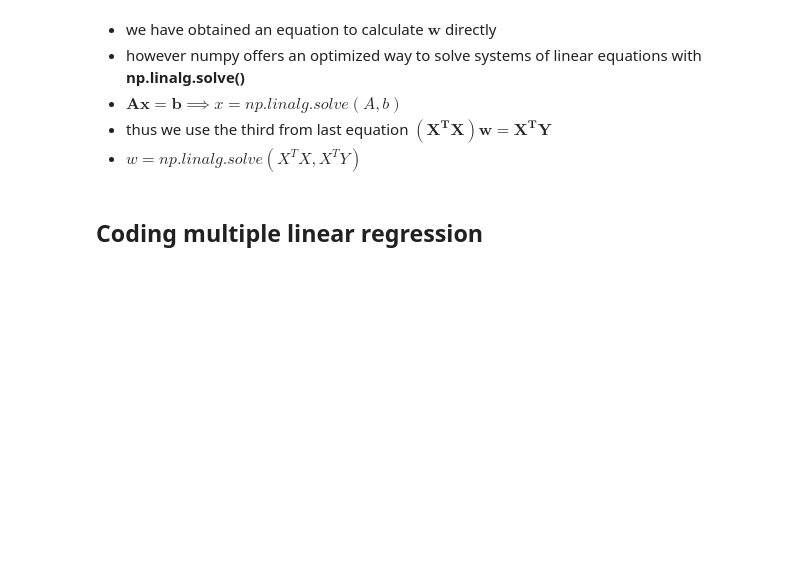
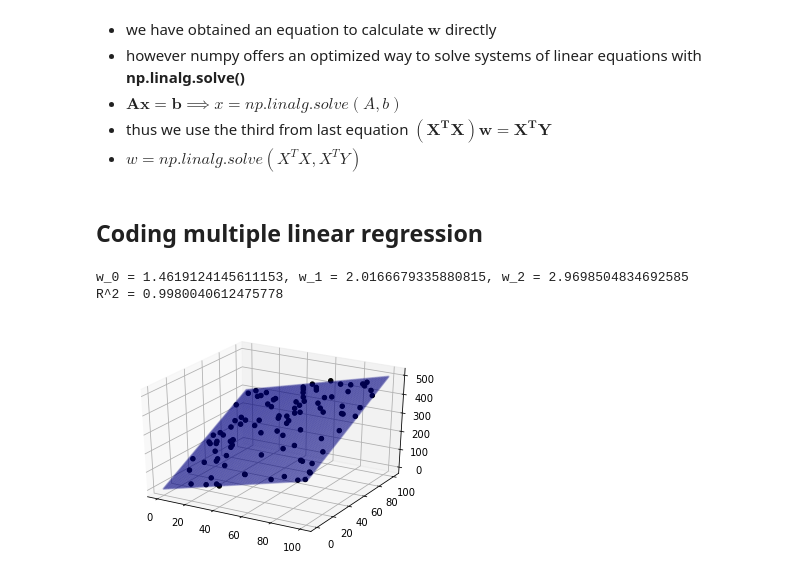
Before and after one commit to ncapek/machine_learning, a Jupyter notebook: linear_regression/linear_regression.ipynb, the cells around one changed output. Saved outputs shown, nothing was run; the diff lists cells and outputs as text; code cells hidden in the pictures; blank space fills up the shorter version.

```diff
--- a/linear_regression/linear_regression.ipynb
+++ b/linear_regression/linear_regression.ipynb
@@ -238,3 +238,48 @@ $\mathbf{w} = (\mathbf{X^TX})^{-1}\mathbf{X^TY}$
 - $w = np.linalg.solve(X^TX, X^TY)$
 # %% [markdown]
 ## Coding multiple linear regression
+# %%
+# imports
+from mpl_toolkits.mplot3d import Axes3D
+
+# prepping data
+X = []
+Y = []
+for line in open('./data/data_2d.csv'):
+    x1, x2, y = line.split(',')
+    X.append([1, float(x1), float(x2)])
+    Y.append(float(y))
+
+X = np.array(X)
+Y = np.array(Y)
+
+# solving for model parameters
+w = np.linalg.solve(X.T.dot(X), X.T.dot(Y))
+print(f"w_0 = {w[0]}, w_1 = {w[1]}, w_2 = {w[2]}")
+
+# making predictions
+Y_hat = np.dot(X, w)
+
+# plotting datapoints
+fig = plt.figure()
+ax = plt.axes(projection='3d')
+ax.scatter(X[:, 1], X[:, 2], Y[:], alpha=1, c='black')
+#ax.scatter(X[:, 1], X[:, 2], Y_hat[:])
+
+# plotting hyperplane
+x1_pred = np.linspace(0, 100, 100)
+x2_pred = np.linspace(0, 100, 100)
+x1_pred, x2_pred = np.meshgrid(x1_pred, x2_pred)
+input_data = np.array([1.0, x1_pred.flatten(), x2_pred.flatten()]).T
+y_hat = np.dot(input_data, w)
+ax.scatter(x1_pred.flatten(), x2_pred.flatten(), y_hat, facecolor=(0,0,0,0), s=2, edgecolor='#0000aa', alpha=0.2)
+
+# calculating R^2
+SS_res = (Y_hat - Y).dot(Y_hat - Y)
+SS_tot = (Y - Y.mean()).dot(Y - Y.mean())
+R2 = 1 - SS_res/SS_tot
+print(f"R^2 = {R2}")
+# %% [output]
+w_0 = 1.4619124145611153, w_1 = 2.0166679335880815, w_2 = 2.9698504834692585
+R^2 = 0.9980040612475778
+[figure, added]
```
Also changed, not shown: parts of 1 cell of this notebook.
